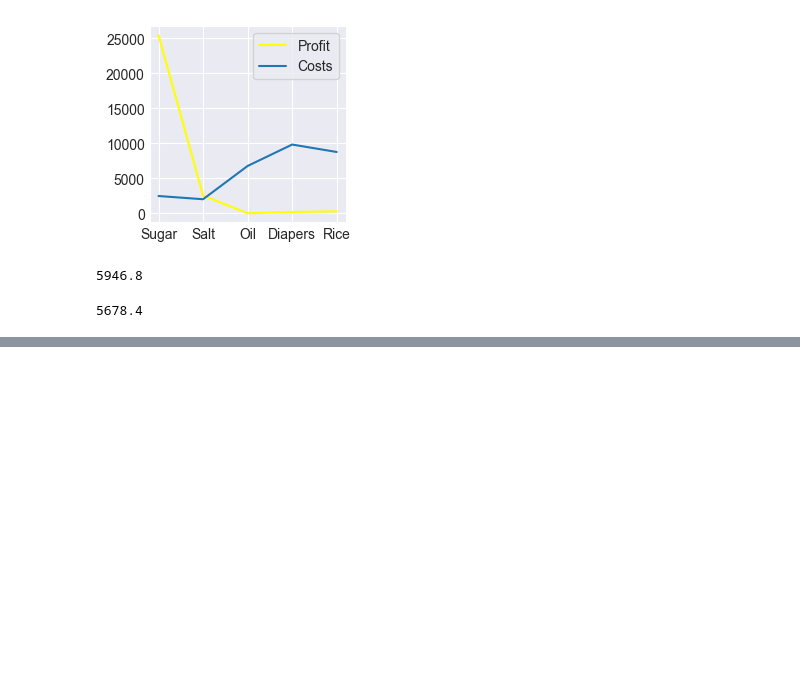
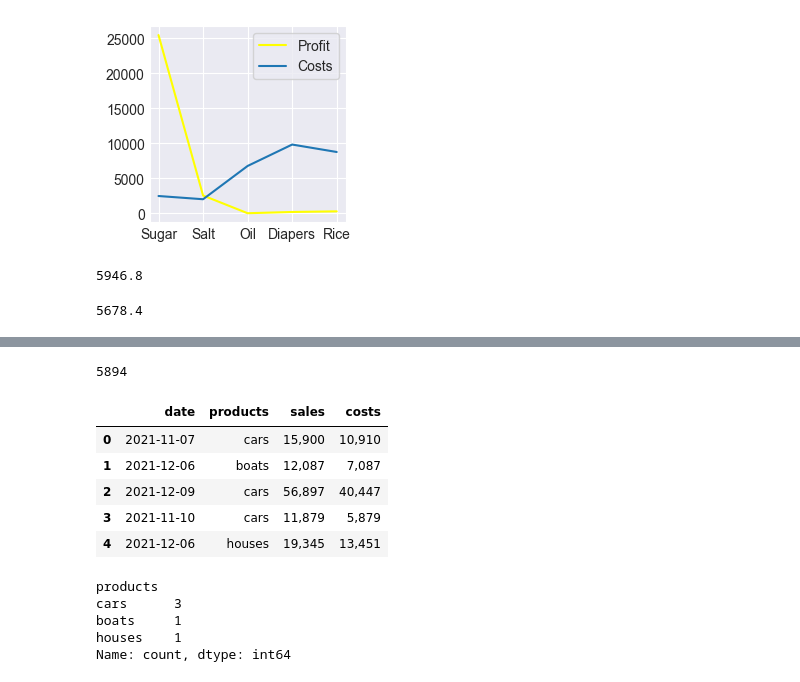
Before and after one commit to hectorherreraespinola/DataAnalys50DaysChallenge, a Jupyter notebook: 50DaysChallenge.ipynb, the cells around one changed output, grey strips where cells are left out. Saved outputs shown, nothing was run; the diff lists cells and outputs as text; code cells hidden in the pictures; blank space fills up the shorter version.

```diff
--- a/50DaysChallenge.ipynb
+++ b/50DaysChallenge.ipynb
@@ -1303,0 +1344,4 @@ print(df20["Profit"].mean())
+# %%
+#setting a hierarchical index of the "date" and "product" columns.
+df21_copy_2 = df21.set_index(["date","products"])
+df21_copy_2
@@ -1303,0 +1356,30 @@ print(df20["Profit"].mean())
+# %%
+#sing the hierarchical index you set in question 4, calculate the profit of "Houses" on December 12, 2021
+sales_on_12=df21_copy_2.loc[(["12-06-2021"],"houses"),"sales"].sum()
+
+costs_on_12 = df21_copy_2.loc[(["12-06-2021"],"houses"),"costs"].sum()
+
+profit_on_12 = sales_on_12 - costs_on_12
+
+print(profit_on_12)
+# %% [output]
+5894
+# %%
+#Use the apply() method to apply a thousand separators to the "sales" and "cost" columns (DataFrame from question4)
+df21[['sales', 'costs']] = df21[['sales', 'costs']].apply(lambda x: x.apply(lambda y: "{:,}".format(y)))
+df21
+# %% [output]
+|  | date | products | sales | costs |
+| 0 | 2021-11-07 | cars | 15,900 | 10,910 |
+| 1 | 2021-12-06 | boats | 12,087 | 7,087 |
+| 2 | 2021-12-09 | cars | 56,897 | 40,447 |
+| 3 | 2021-11-10 | cars | 11,879 | 5,879 |
+| 4 | 2021-12-06 | houses | 19,345 | 13,451 |
+# %%
+df21["products"].value_counts()
+# %% [output]
+products
+cars      3
+boats     1
+houses    1
+Name: count, dtype: int64
```
Also changed, not shown: parts of 12 cells of this notebook, 1 other file.
